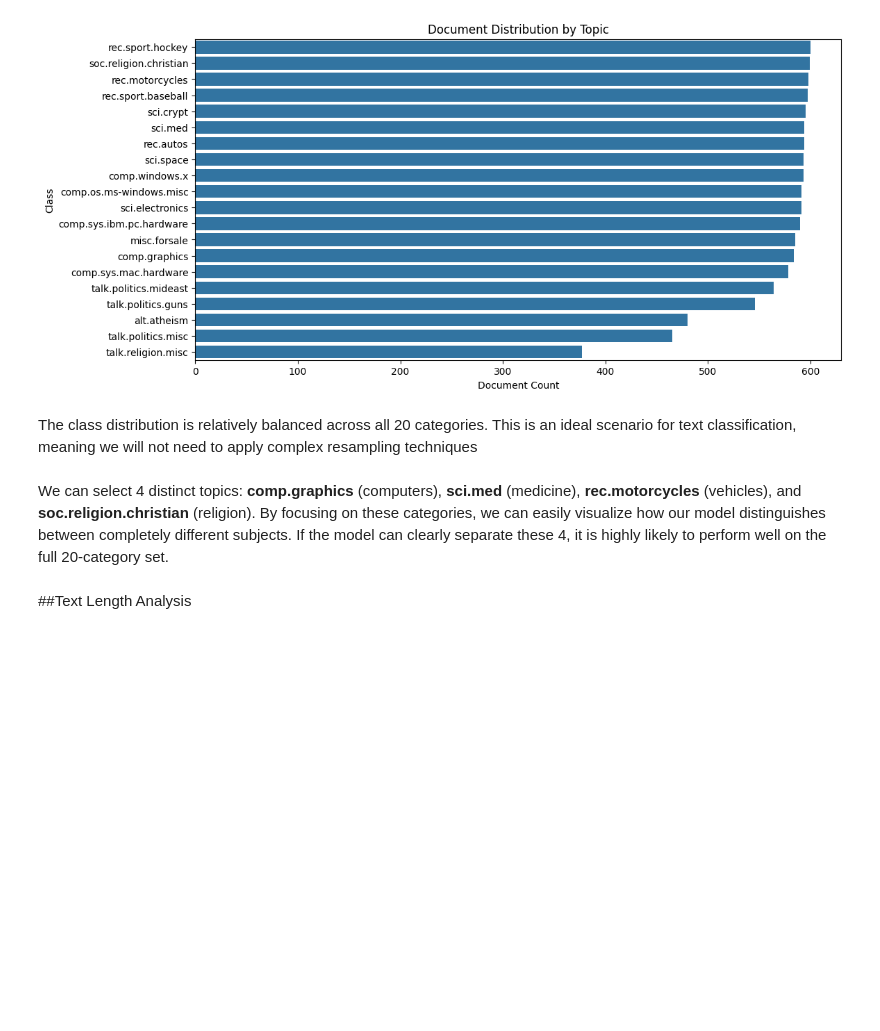
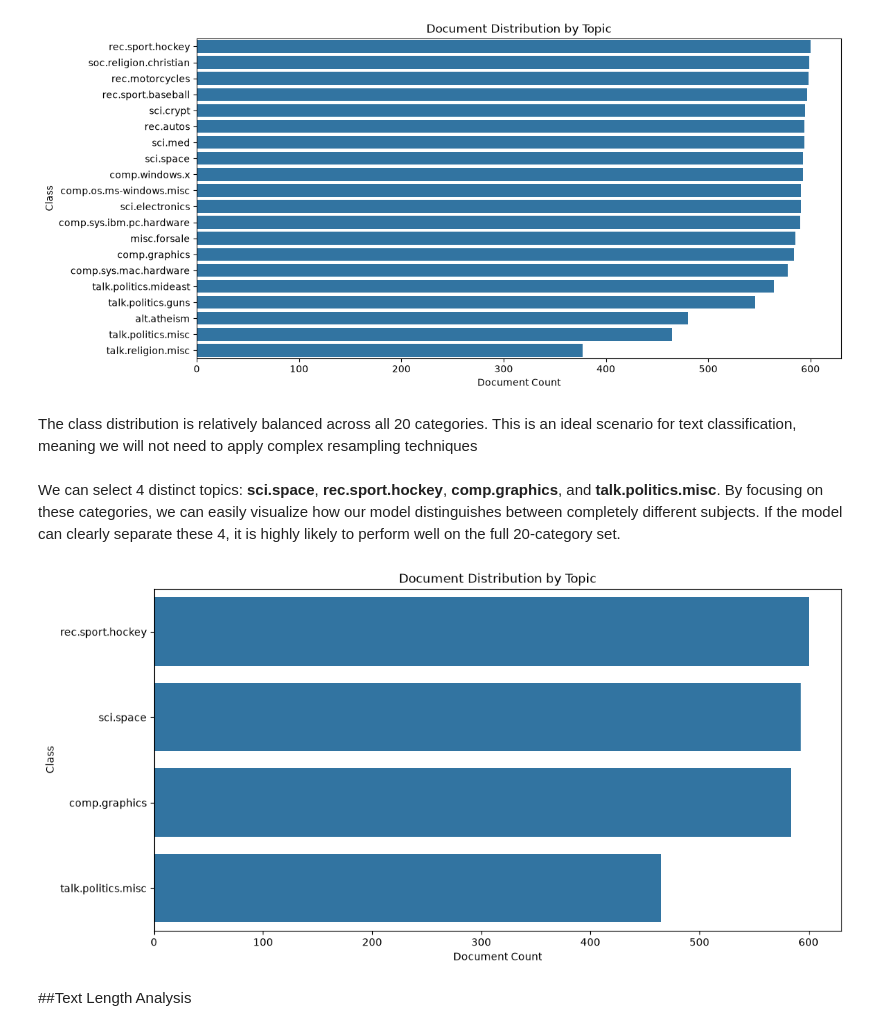
Before and after one commit to AIVIETNAM-AIO-VoNguyenNhatDuy/Module-01-text-classification, a Jupyter notebook: notebooks/eda.ipynb, the cells around one changed output. Cells and saved outputs as stored; diff of their text form; code cells hidden in the pictures; blank space fills up the shorter version.

```diff
--- a/notebooks/eda.ipynb
+++ b/notebooks/eda.ipynb
@@ -124,5 +124,5 @@ plt.show()
 # %% [markdown]
 The class distribution is relatively balanced across all 20 categories. This is an ideal scenario for text classification, meaning we will not need to apply complex resampling techniques
 # %% [markdown]
-We can select 4 distinct topics: **comp.graphics** (computers), **sci.med** (medicine), **rec.motorcycles** (vehicles), and **soc.religion.christian** (religion). By focusing on these categories, we can easily visualize how our model distinguishes between completely different subjects. If the model can clearly separate these 4, it is highly likely to perform well on the full 20-category set.
+We can select 4 distinct topics: **sci.space**, **rec.sport.hockey**, **comp.graphics**, and **talk.politics.misc**. By focusing on these categories, we can easily visualize how our model distinguishes between completely different subjects. If the model can clearly separate these 4, it is highly likely to perform well on the full 20-category set.
 # %%
@@ -138,3 +138,12 @@ namfiltered_train_df = train_df.reset_index(drop=True)
+# %%
+plt.figure(figsize=(12, 6))
+sns.countplot(data=train_df, y='target_name', order=train_df['target_name'].value_counts().index)
+plt.title('Document Distribution by Topic')
+plt.xlabel('Document Count')
+plt.ylabel('Class')
+plt.show()
+# %% [output]
+[figure, added]
 # %% [markdown]
 ##Text Length Analysis
 # %%
```
Also changed, not shown: parts of 21 cells of this notebook, 3 other files.
